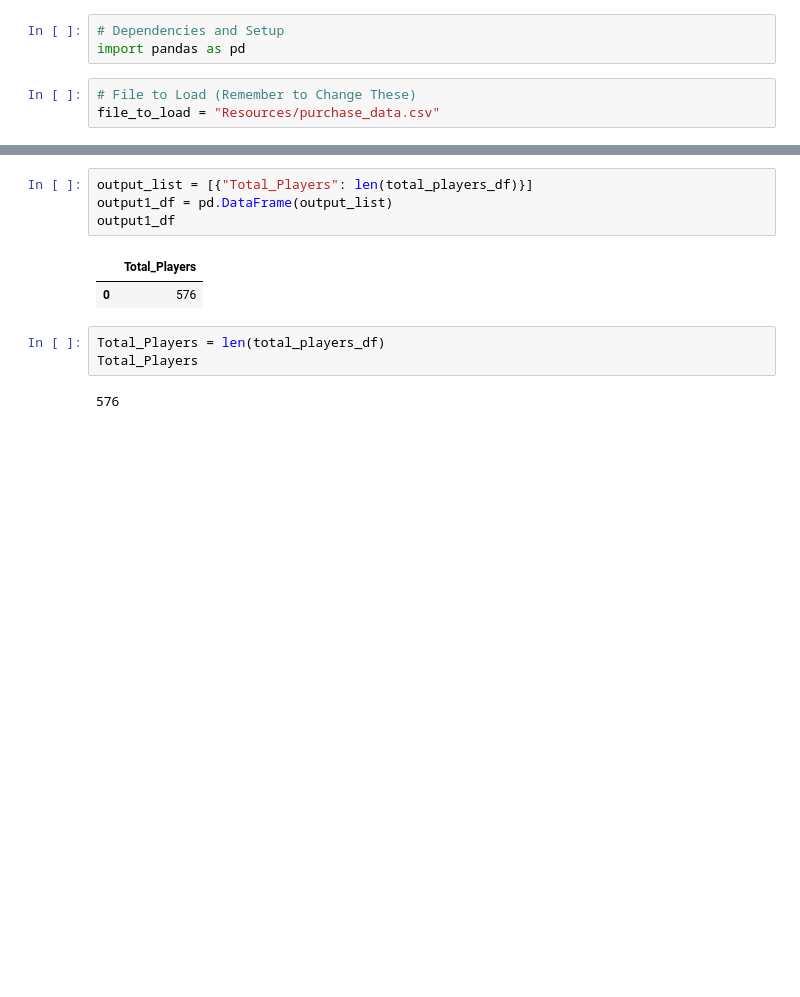
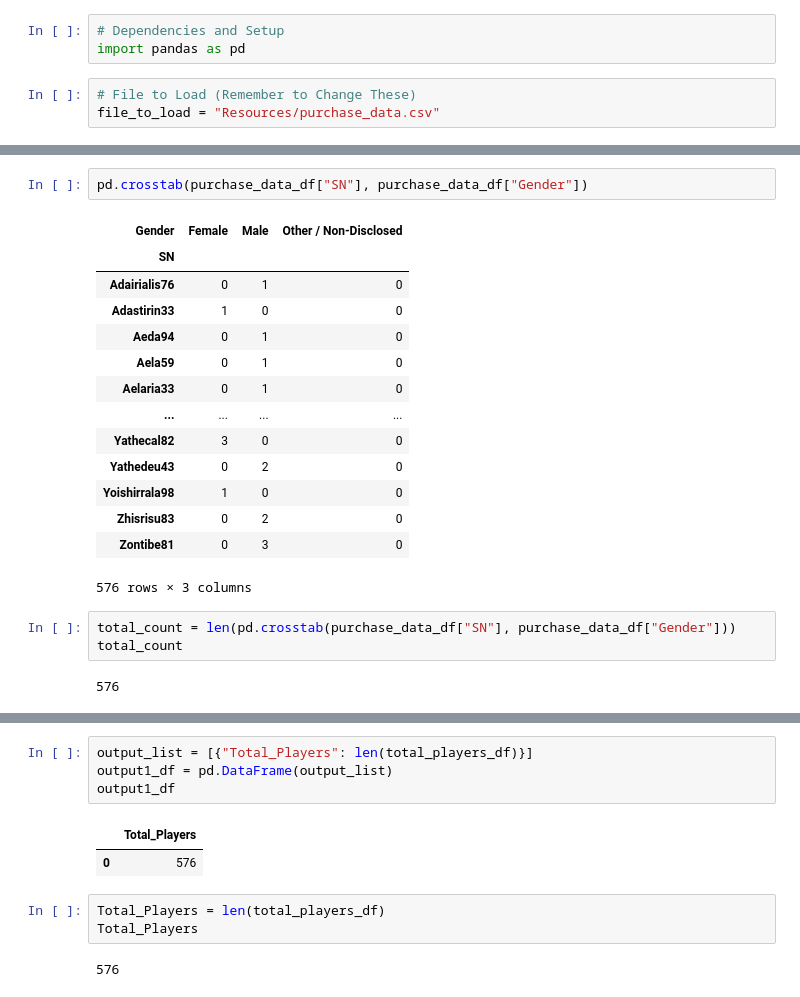
Before and after one commit to uzmabb182/Pandas-Challenge, a Jupyter notebook: HeroesOfPymoli.ipynb, the cells around one changed output, grey strips where cells are left out. Drawn from its saved outputs; the diff is of its cells as text; blank space fills up the shorter version.

```diff
--- a/HeroesOfPymoli.ipynb
+++ b/HeroesOfPymoli.ipynb
@@ -24,0 +24,22 @@ purchase_data_df
+# %%
+pd.crosstab(purchase_data_df["SN"], purchase_data_df["Gender"])
+# %% [output]
+| Gender | Female | Male | Other / Non-Disclosed |
+| SN |  |  |  |
+| Adairialis76 | 0 | 1 | 0 |
+| Adastirin33 | 1 | 0 | 0 |
+| Aeda94 | 0 | 1 | 0 |
+| Aela59 | 0 | 1 | 0 |
+| Aelaria33 | 0 | 1 | 0 |
+| ... | ... | ... | ... |
+| Yathecal82 | 3 | 0 | 0 |
+| Yathedeu43 | 0 | 2 | 0 |
+| Yoishirrala98 | 1 | 0 | 0 |
+| Zhisrisu83 | 0 | 2 | 0 |
+| Zontibe81 | 0 | 3 | 0 |
+576 rows × 3 columns
+# %%
+total_count = len(pd.crosstab(purchase_data_df["SN"], purchase_data_df["Gender"]))
+total_count
+# %% [output]
+576
```
Also changed, not shown: parts of 18 cells of this notebook.
